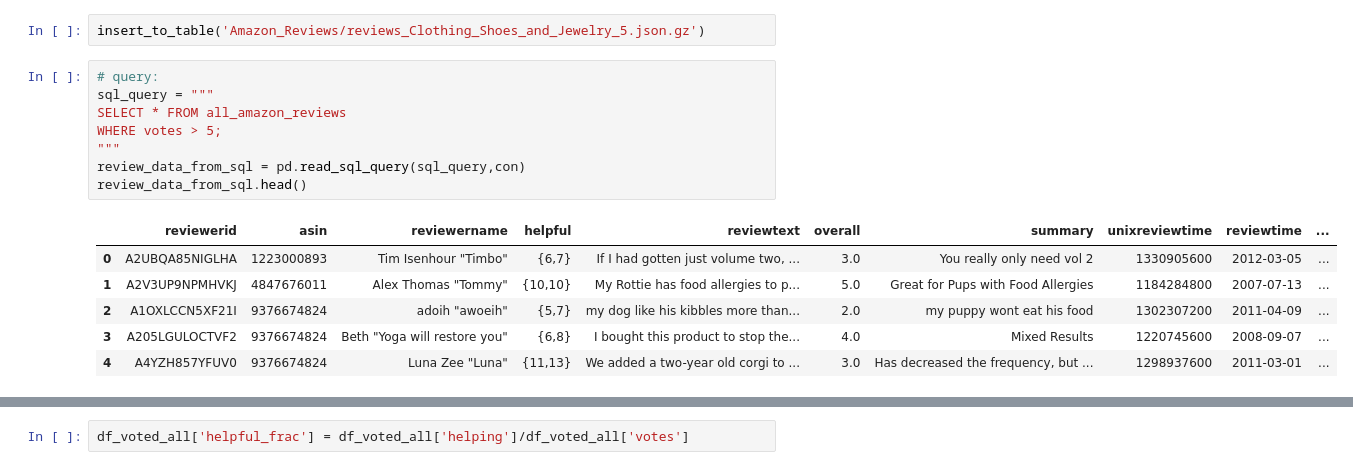
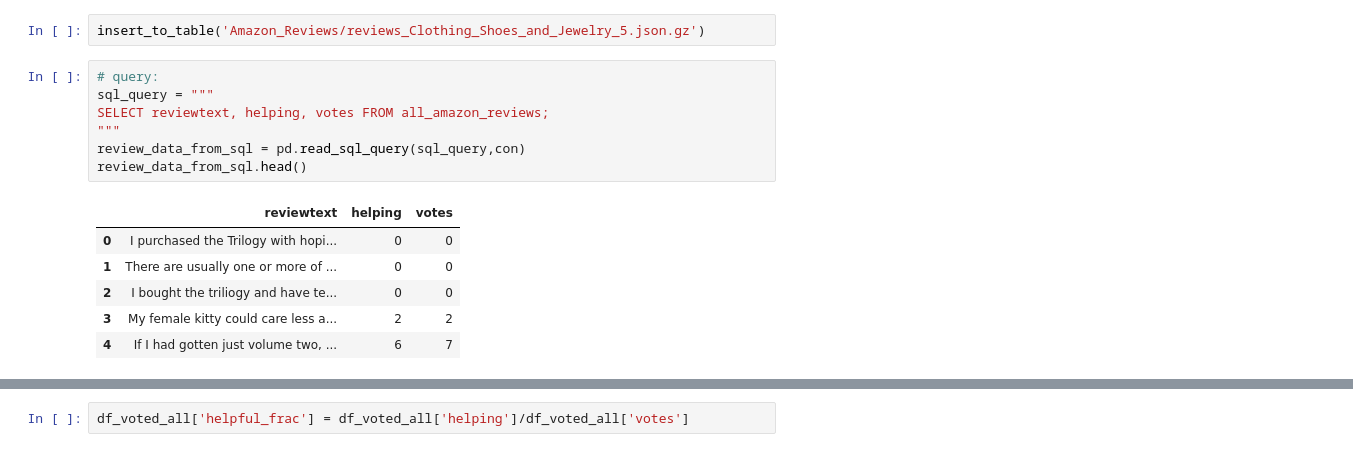
Before and after one commit to rbreitz/trustexpress, a Jupyter notebook: Amazon Helpfulness predictor.ipynb, the cells around one changed output, grey strips where cells are left out. Cells and saved outputs as stored; diff of their text form.

```diff
--- a/Amazon Helpfulness predictor.ipynb
+++ b/Amazon Helpfulness predictor.ipynb
@@ -76,18 +97,17 @@ insert_to_table('Amazon_Reviews/reviews_Clothing_Shoes_and_Jewelry_5.json.gz')
 # %%
 # query:
 sql_query = """
-SELECT * FROM all_amazon_reviews
-WHERE votes > 5;
+SELECT reviewtext, helping, votes FROM all_amazon_reviews;
 """
 review_data_from_sql = pd.read_sql_query(sql_query,con)
 review_data_from_sql.head()
 # %% [output]
-|  | reviewerid | asin | reviewername | helpful | reviewtext | overall | summary | unixreviewtime | reviewtime | ... |
-| 0 | A2UBQA85NIGLHA | 1223000893 | Tim Isenhour "Timbo" | {6,7} | If I had gotten just volume two, ... | 3.0 | You really only need vol 2 | 1330905600 | 2012-03-05 | ... |
-| 1 | A2V3UP9NPMHVKJ | 4847676011 | Alex Thomas "Tommy" | {10,10} | My Rottie has food allergies to p... | 5.0 | Great for Pups with Food Allergies | 1184284800 | 2007-07-13 | ... |
-| 2 | A1OXLCCN5XF21I | 9376674824 | adoih "awoeih" | {5,7} | my dog like his kibbles more than... | 2.0 | my puppy wont eat his food | 1302307200 | 2011-04-09 | ... |
-| 3 | A205LGULOCTVF2 | 9376674824 | Beth "Yoga will restore you" | {6,8} | I bought this product to stop the... | 4.0 | Mixed Results | 1220745600 | 2008-09-07 | ... |
-| 4 | A4YZH857YFUV0 | 9376674824 | Luna Zee "Luna" | {11,13} | We added a two-year old corgi to ... | 3.0 | Has decreased the frequency, but ... | 1298937600 | 2011-03-01 | ... |
+|  | reviewtext | helping | votes |
+| 0 | I purchased the Trilogy with hopi... | 0 | 0 |
+| 1 | There are usually one or more of ... | 0 | 0 |
+| 2 | I bought the triliogy and have te... | 0 | 0 |
+| 3 | My female kitty could care less a... | 2 | 2 |
+| 4 | If I had gotten just volume two, ... | 6 | 7 |
 # %%
 review_data_from_sql.shape
 # %% [output]
```
Also changed, not shown: parts of 75 cells of this notebook, 9 other files.
